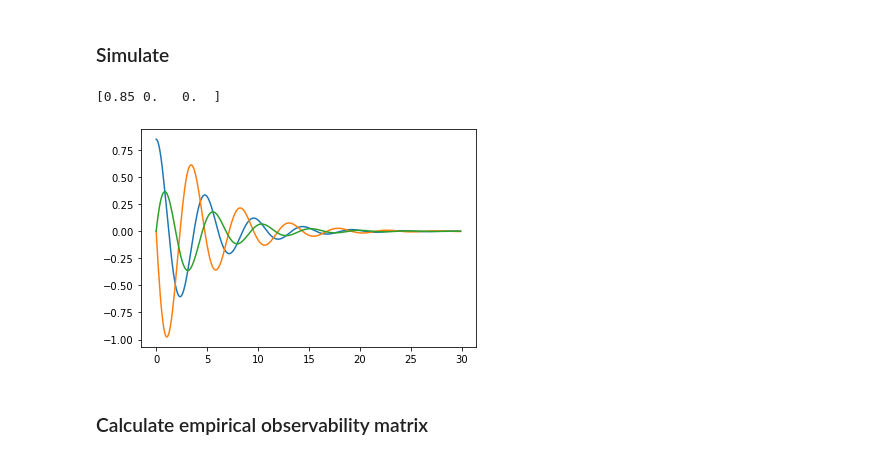
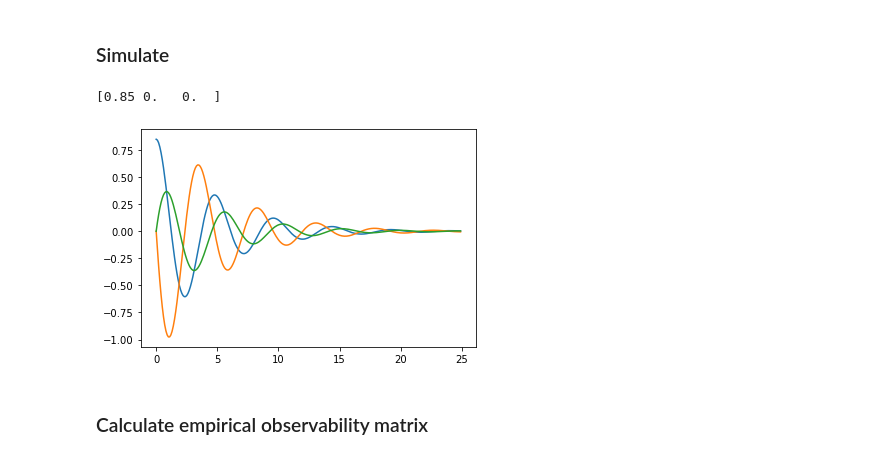
Before and after one commit to BenCellini/EISO_2023, a Jupyter notebook: notebooks/make_figure_1.ipynb, the cells around one changed output. Drawn from its saved outputs; the diff is of its cells as text; code cells hidden in the pictures.

```diff
--- a/notebooks/make_figure_1.ipynb
+++ b/notebooks/make_figure_1.ipynb
@@ -73,31 +70,31 @@ sys = LinearSystemSimulator(A, B, C, D,
 ### Simulate
 # %%
 # Set time & input(s)
-T = 30 # total time [s]
+T = 25 # total time [s]
 fs = 10 # sampling rate [hz]
 ts = 1 / fs # time step [s]
 
 # Simulation time
 tsim = np.arange(0, T, ts).T
 n_point = tsim.shape[0]
 
 # Simulation input
 usim = np.zeros((len(tsim), 1))
 
 # Initial conditions
 x0 = 0.85*np.squeeze(np.ones((1,n_state)))
 x0[1:] = 0
 print(x0)
 
 # Simulate
 nominal_state, _ = sys.simulate(x0, tsim, usim)
 
 # Plot
 plt.plot(nominal_state['t'], nominal_state['x'])
 plt.show()
 # %% [output]
 [0.85 0.   0.  ]
-[figure, old version]
+[figure, new version]
 # %% [markdown]
 ### Calculate empirical observability matrix
 # %%
```
Also changed, not shown: parts of 4 cells of this notebook, 7 other files.
